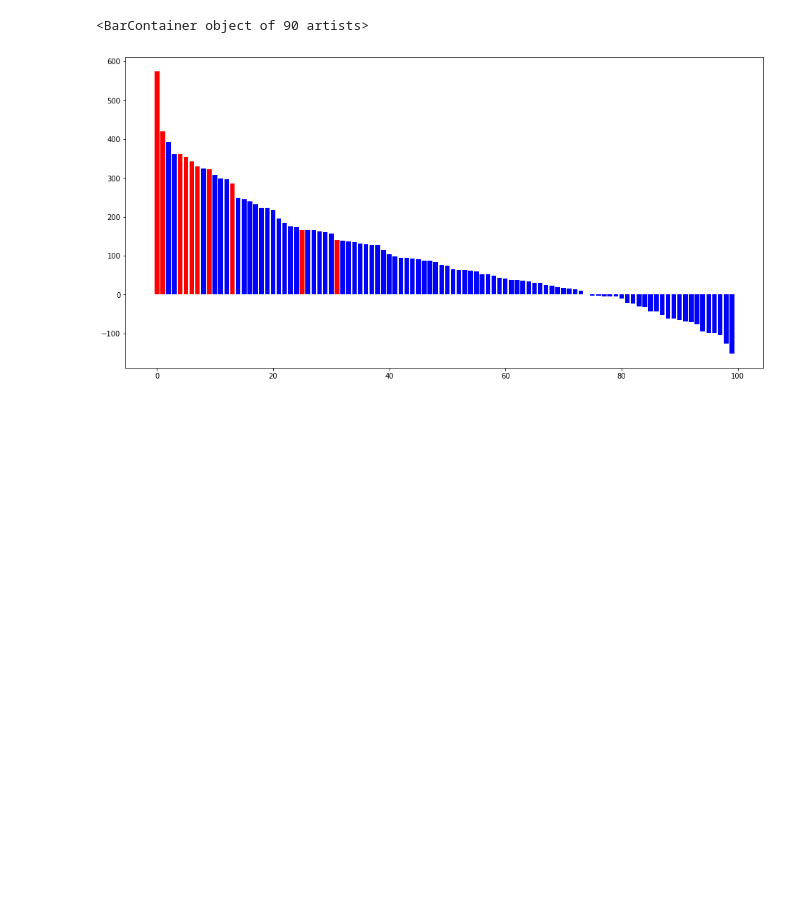
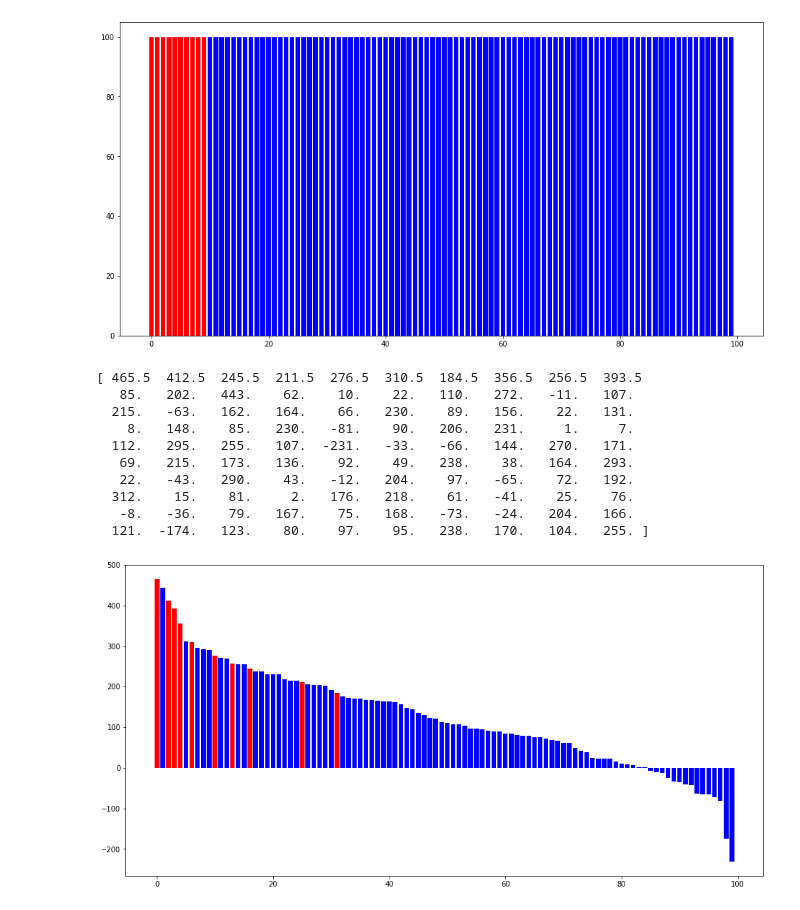
Before and after one commit to pythonml/fate, a Jupyter notebook: fate.ipynb, the cells around one changed output. Cells and saved outputs as stored; diff of their text form; code cells hidden in the pictures; blank space fills up the shorter version.

Commit message:
what happens if spend less

```diff
--- a/fate.ipynb
+++ b/fate.ipynb
@@ -47,17 +62,57 @@ print(fortune)
 # %%
+%matplotlib inline
 plt.rcParams['figure.figsize'] = [16, 8]
+
+fortune = np.ones(100) * 100
+people_id = range(100)
+
+people_group1 = people_id[:10]
+fortune_group1 = fortune[:10]
+people_group2 = people_id[10:]
+fortune_group2 = fortune[10:]
+df1 = pd.DataFrame({"id": people_group1, "fortune": fortune_group1})
+df2 = pd.DataFrame({"id": people_group2, "fortune": fortune_group2})
+plt.bar(people_group1, fortune_group1, color="r")
+plt.bar(people_group2, fortune_group2, color='b')
+plt.show()
+
+p = np.ones(100) * 1/(1.00*10+1*90)
+spend = np.ones(100)
+spend[:10] = spend[:10]*0.98
+
+days = 35*365
+for i in range(days):
+    fortune = fortune - spend
+    receivers = np.random.choice(people_id, 100, p=p)
+    unique, counts = np.unique(receivers, return_counts=True)
+    gains = zip(unique, counts)
+    for (idx, gain) in gains:
+        fortune[idx] += gain
+
+print(fortune)
 
 ind = np.argsort(fortune)[::-1]
 rank = np.argsort(ind)
 
 people_group1 = rank[:10]
 fortune_group1 = fortune[:10]
 people_group2 = rank[10:]
 fortune_group2 = fortune[10:]
 df1 = pd.DataFrame({"id": people_group1, "fortune": fortune_group1})
 df2 = pd.DataFrame({"id": people_group2, "fortune": fortune_group2})
 plt.bar(people_group1, fortune_group1, color="r")
 plt.bar(people_group2, fortune_group2, color='b')
+plt.show()
 # %% [output]
+[figure, new version]
-<BarContainer object of 90 artists>
+[ 465.5  412.5  245.5  211.5  276.5  310.5  184.5  356.5  256.5  393.5
+   85.   202.   443.    62.    10.    22.   110.   272.   -11.   107.
+  215.   -63.   162.   164.    66.   230.    89.   156.    22.   131.
+    8.   148.    85.   230.   -81.    90.   206.   231.     1.     7.
+  112.   295.   255.   107.  -231.   -33.   -66.   144.   270.   171.
+   69.   215.   173.   136.    92.    49.   238.    38.   164.   293.
+   22.   -43.   290.    43.   -12.   204.    97.   -65.    72.   192.
+  312.    15.    81.     2.   176.   218.    61.   -41.    25.    76.
+   -8.   -36.    79.   167.    75.   168.   -73.   -24.   204.   166.
+  121.  -174.   123.    80.    97.    95.   238.   170.   104.   255. ]
-[figure, old version]
+[figure, added]
```
Also changed, not shown: parts of 1 cell of this notebook.
